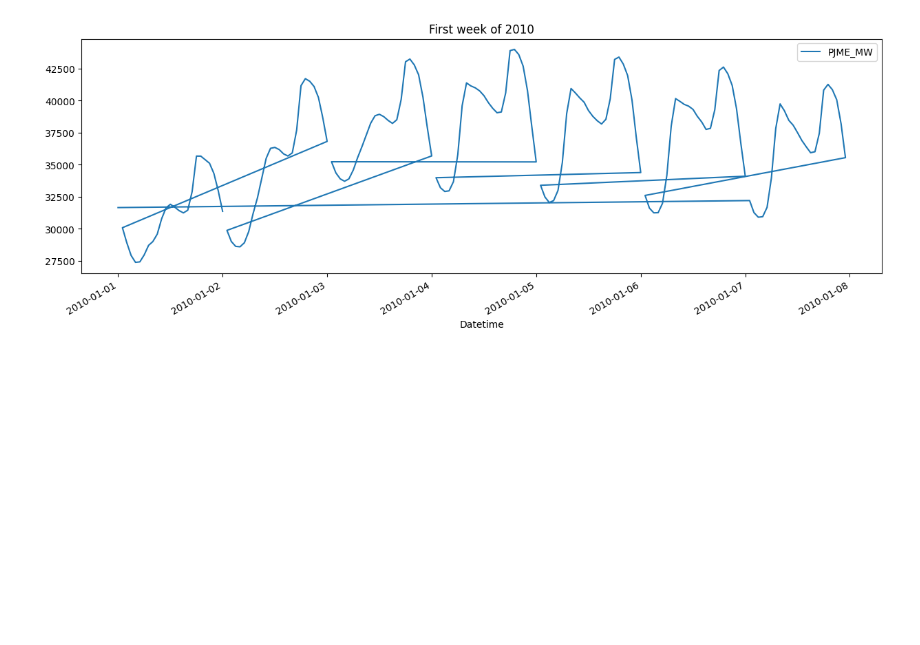
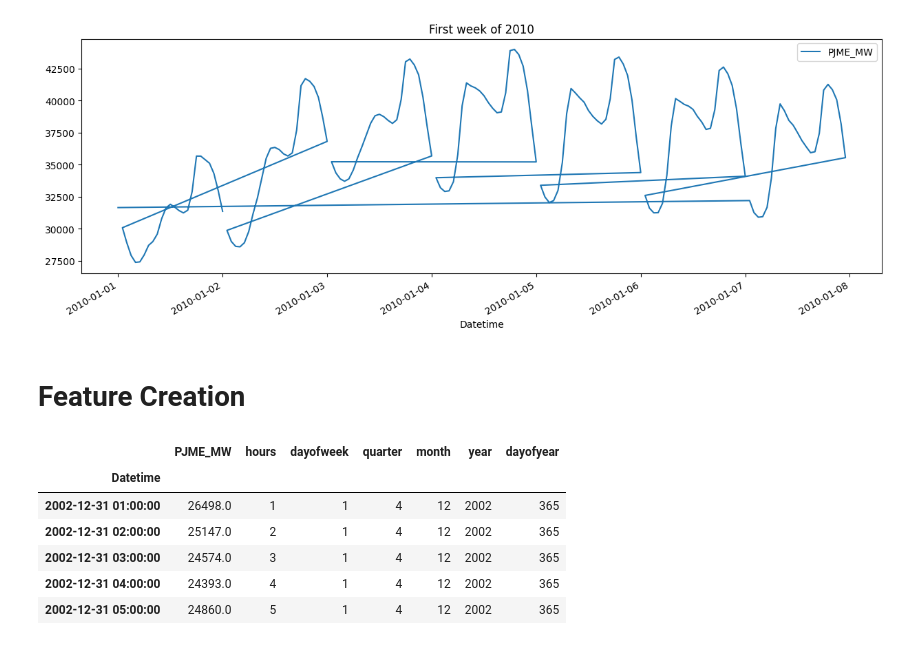
Before and after one commit to AnujanN/Time-Series-Forecasting-with-XGBoost-to-predict-energy-consumption, a Jupyter notebook: predict.ipynb, the cells around one changed output. Saved outputs shown, nothing was run; the diff lists cells and outputs as text; code cells hidden in the pictures; blank space fills up the shorter version.

```diff
--- a/predict.ipynb
+++ b/predict.ipynb
@@ -58,3 +59,5 @@ df.loc[(df.index >= '2010-01-01') & (df.index < '2010-01-08')].plot(figsize=(15,
 # %% [output]
 <Axes: title={'center': 'First week of 2010'}, xlabel='Datetime'>
 [figure]
+# %% [markdown]
+# Feature Creation
@@ -60,0 +78,11 @@ df.loc[(df.index >= '2010-01-01') & (df.index < '2010-01-08')].plot(figsize=(15,
+# %%
+df = create_features(df)
+df.head()
+# %% [output]
+|  | PJME_MW | hours | dayofweek | quarter | month | year | dayofyear |
+| Datetime |  |  |  |  |  |  |  |
+| 2002-12-31 01:00:00 | 26498.0 | 1 | 1 | 4 | 12 | 2002 | 365 |
+| 2002-12-31 02:00:00 | 25147.0 | 2 | 1 | 4 | 12 | 2002 | 365 |
+| 2002-12-31 03:00:00 | 24574.0 | 3 | 1 | 4 | 12 | 2002 | 365 |
+| 2002-12-31 04:00:00 | 24393.0 | 4 | 1 | 4 | 12 | 2002 | 365 |
+| 2002-12-31 05:00:00 | 24860.0 | 5 | 1 | 4 | 12 | 2002 | 365 |
```
Also changed, not shown: parts of 10 cells of this notebook.
